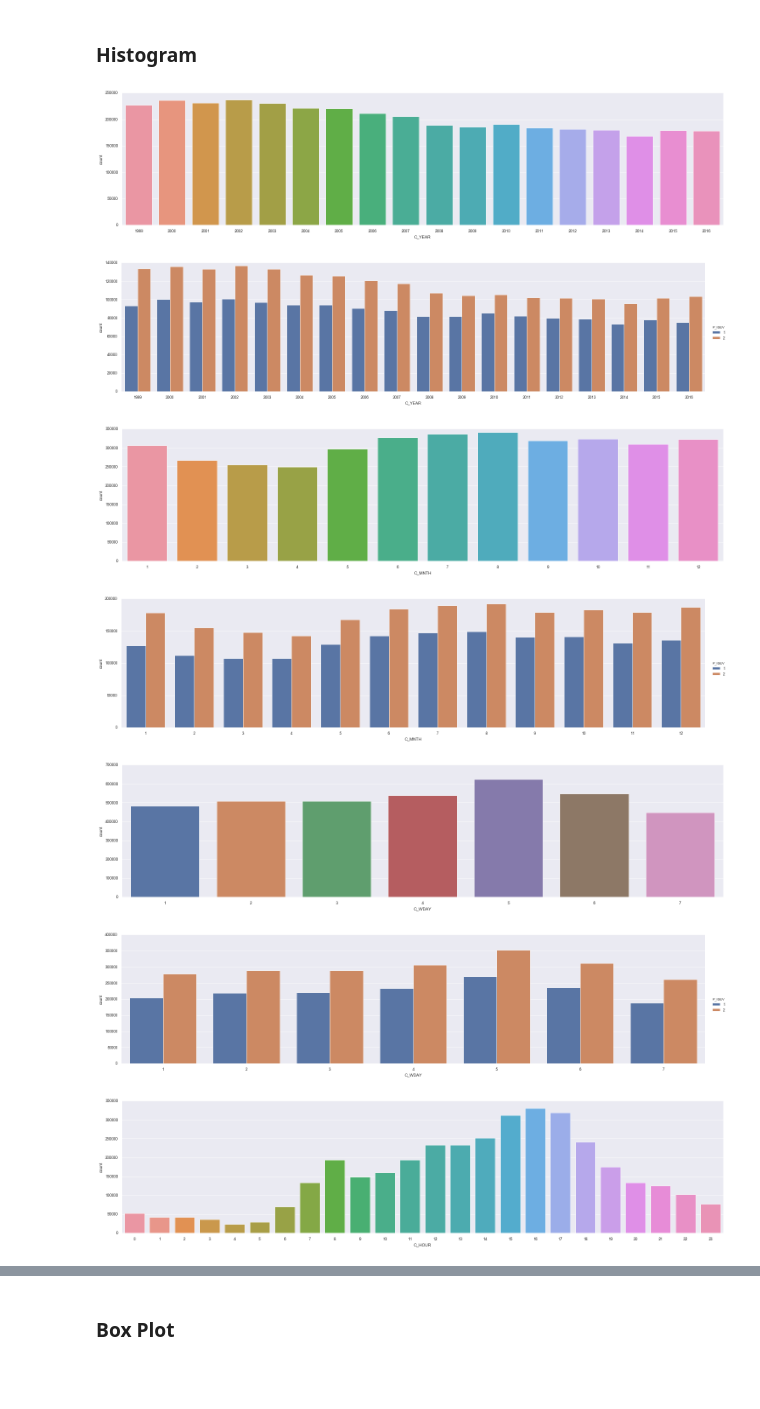
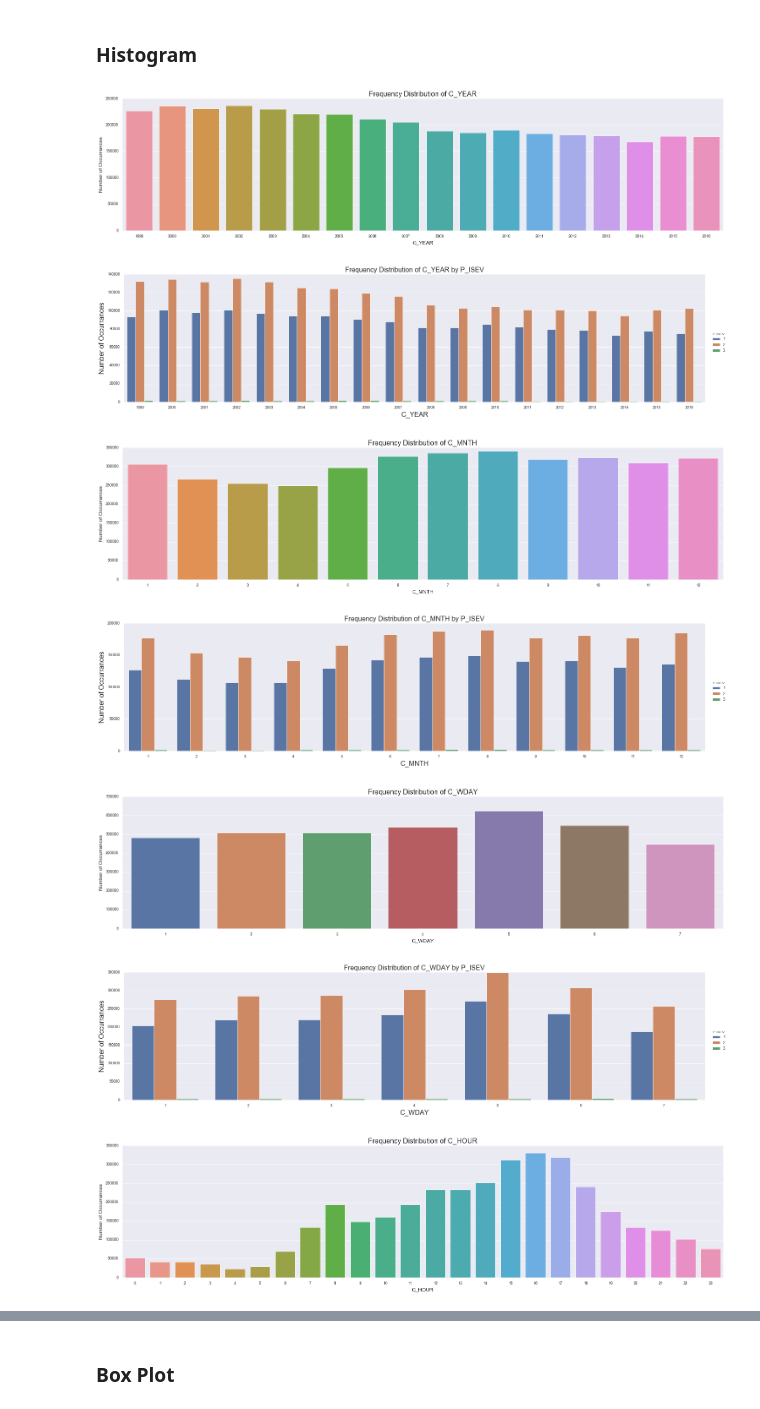
Before and after one commit to pgunabal/Capstone_CKME136_Winter_2018, a Jupyter notebook: CKME136_2018_Exploratory_Data_Analysis.ipynb, the cells around one changed output, grey strips where cells are left out. Cells and saved outputs as stored; diff of their text form; code cells hidden in the pictures; blank space fills up the shorter version.

Commit message:
cleaned up code

```diff
--- a/CKME136_2018_Exploratory_Data_Analysis.ipynb
+++ b/CKME136_2018_Exploratory_Data_Analysis.ipynb
@@ -27,7 +27,7 @@ from pandas.api.types import CategoricalDtype
 #Full: NCDB_1999_to_2016.csv
 #Final: NCDB_FINAL_Cleaned.csv
 #FullClean: NCDB_FULL_Removed_All_Missing_Values.csv
-dataSet = "FullCleanBinary"
+dataSet = "FullCleanMulti"
 if (dataSet == "FullCleanBinary"):
     datafile = 'NCDB_FULL_Removed_All_Missing_Values_Binary_Class.csv'
 elif (dataSet == "FullCleanMulti"):
@@ -425,15 +426,24 @@ Independent (fail to reject H0)
 # %%
 for col in df.columns:
     g = sns.catplot(col, data=df, kind="count", legend = True, height = 5, aspect = 4)
     g.set_xticklabels(step=1)
+    plt.title('Frequency Distribution of {0}'.format(col), fontsize=16)
+    plt.ylabel('Number of Occurrances', fontsize=12)
+    plt.xlabel(col, fontsize=12)
+    plt.show()
+
 
     h = sns.catplot(col, data=df, kind="count", legend = True, height = 5, aspect = 4, hue = 'P_ISEV')
     h.set_xticklabels(step=1)
+    plt.title('Frequency Distribution of {0} by P_ISEV'.format(col), fontsize=16)
+    plt.ylabel('Number of Occurrances', fontsize=16)
+    plt.xlabel(col, fontsize=16)
+    plt.show()
 # %% [output]
-[figure, old version]
+[figure, new version]
-[figure, old version]
+[figure, new version]
-[figure, old version]
+[figure, new version]
-[figure, old version]
+[figure, new version]
-[figure, old version]
+[figure, new version]
-[figure, old version]
+[figure, new version]
-[figure, old version]
+[figure, new version]
```
Also changed, not shown: parts of 12 cells of this notebook.
